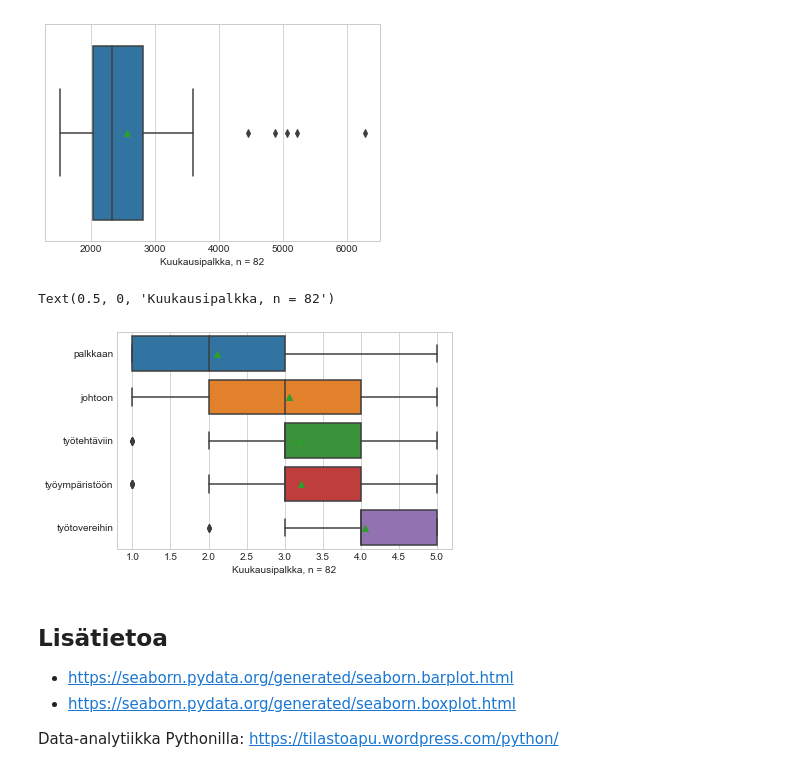
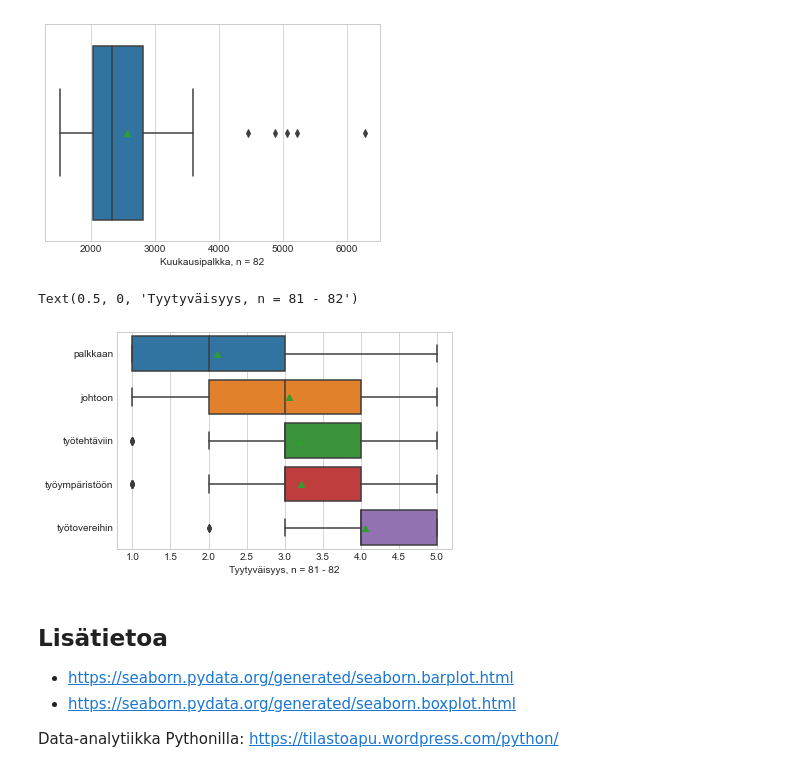
Before and after one commit to taanila/kuvaileva, a Jupyter notebook: tunnuslukuja.ipynb, the cells around one changed output. Saved outputs shown, nothing was run; the diff lists cells and outputs as text; code cells hidden in the pictures.

```diff
--- a/tunnuslukuja.ipynb
+++ b/tunnuslukuja.ipynb
@@ -160,12 +160,15 @@ Text(0.5, 0, 'Kuukausipalkka, n = 82')
 # %%
 # Tyytyväisyyksien boxplot
 # data-parametria käyttämällä saan useita muuttujia samaan boxplottiin
-sns.boxplot(data=df[list1], orient='h', showmeans=True)
+sns.boxplot(data=df[list], orient='h', showmeans=True)
 
-plt.xlabel(f'Kuukausipalkka, n = {n}')
+# Pienin ja suurin n-arvo
+n_min = int(df3['count'].min())
+n_max = int(df3['count'].max())
+plt.xlabel(f'Tyytyväisyys, n = {n_min} - {n_max}')
 # %% [output]
-Text(0.5, 0, 'Kuukausipalkka, n = 82')
+Text(0.5, 0, 'Tyytyväisyys, n = 81 - 82')
-[figure, old version]
+[figure, new version]
 # %% [markdown]
 ## Lisätietoa
 
```
Also changed, not shown: parts of 2 cells of this notebook.
